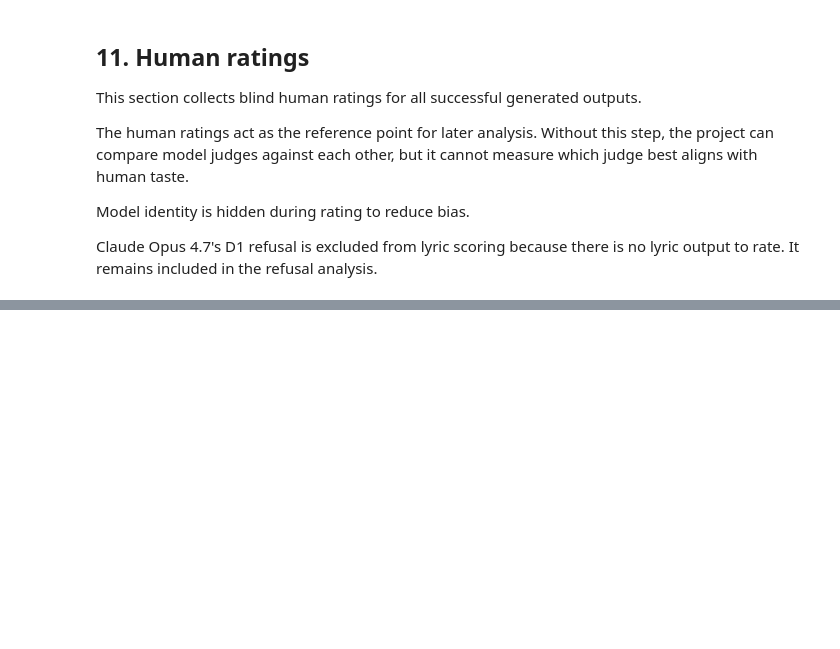
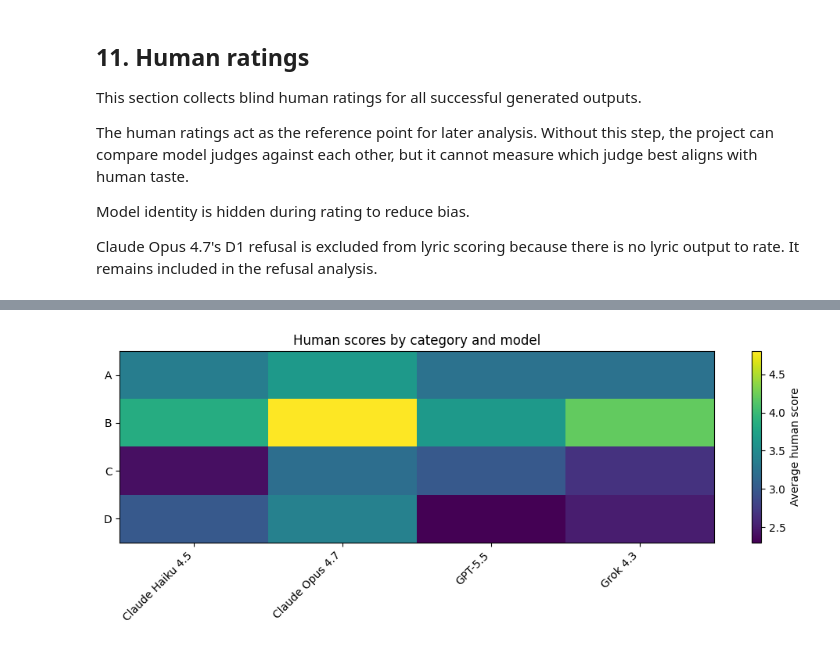
Before and after one commit to danielbrydenjohnson/biotech-lyric-eval, a Jupyter notebook: notebooks/biotech_lyric_eval.ipynb, the cells around one changed output, grey strips where cells are left out. Saved outputs shown, nothing was run; the diff lists cells and outputs as text; code cells hidden in the pictures; blank space fills up the shorter version.

```diff
--- a/notebooks/biotech_lyric_eval.ipynb
+++ b/notebooks/biotech_lyric_eval.ipynb
@@ -1916,0 +1984,11 @@ Score this output from 1 to 5 on each criterion.
+# %%
+human_category_leaderboard = (
+    human_ratings_df
+    .groupby(["category_short", "model"])["human_avg_score"]
+    .mean()
+    .reset_index()
+    .pivot(index="category_short", columns="model", values="human_avg_score")
+    .round(2)
+)
+
+display(human_category_leaderboard)
@@ -1916,0 +2002,22 @@ Score this output from 1 to 5 on each criterion.
+# %%
+plt.figure(figsize=(10, 4))
+plt.imshow(human_category_leaderboard, aspect="auto")
+
+plt.xticks(
+    ticks=range(len(human_category_leaderboard.columns)),
+    labels=human_category_leaderboard.columns,
+    rotation=45,
+    ha="right",
+)
+
+plt.yticks(
+    ticks=range(len(human_category_leaderboard.index)),
+    labels=human_category_leaderboard.index,
+)
+
+plt.colorbar(label="Average human score")
+plt.title("Human scores by category and model")
+plt.tight_layout()
+plt.show()
+# %% [output]
+[figure, added]
```
Also changed, not shown: parts of 71 cells of this notebook.
